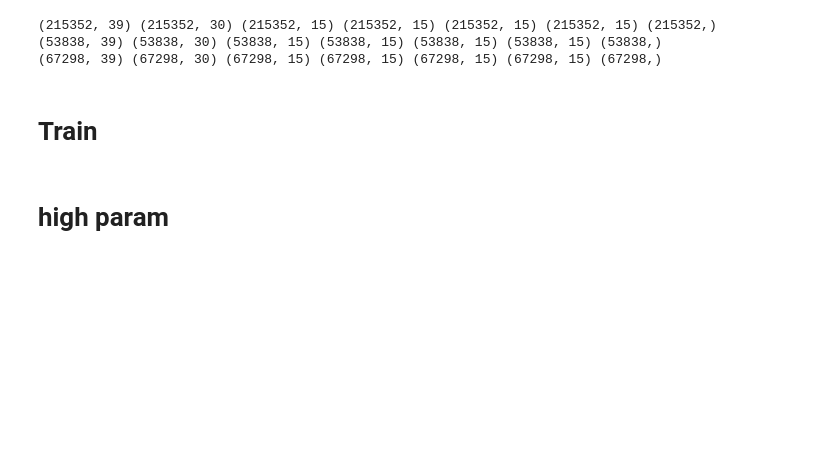
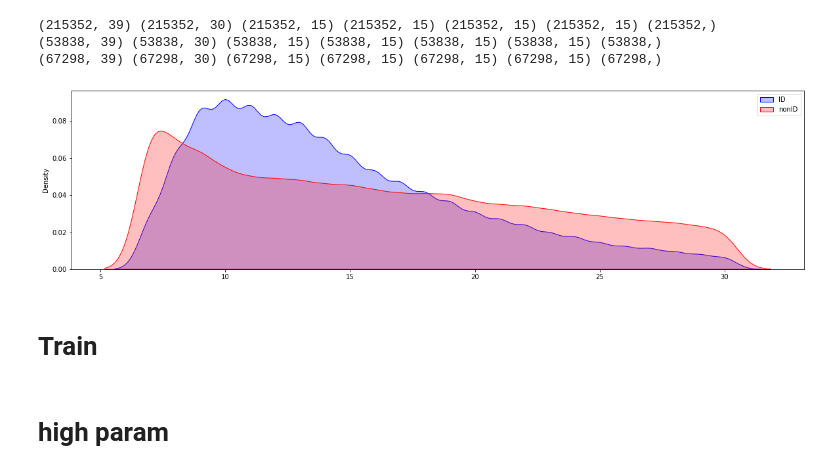
Before and after one commit to zoohoson/Peptide_Detectability, a Jupyter notebook: 2021KSBI_Ebmedding.ipynb, the cells around one changed output. Saved outputs shown, nothing was run; the diff lists cells and outputs as text; code cells hidden in the pictures; blank space fills up the shorter version.

```diff
--- a/2021KSBI_Ebmedding.ipynb
+++ b/2021KSBI_Ebmedding.ipynb
@@ -57,6 +57,19 @@ print(aa_test.shape, pep_test.shape, en_test.shape, ec_test.shape, e1_test.shape
 (215352, 39) (215352, 30) (215352, 15) (215352, 15) (215352, 15) (215352, 15) (215352,)
 (53838, 39) (53838, 30) (53838, 15) (53838, 15) (53838, 15) (53838, 15) (53838,)
 (67298, 39) (67298, 30) (67298, 15) (67298, 15) (67298, 15) (67298, 15) (67298,)
+# %%
+viz = pd.concat([train, val, test], axis=0).reset_index(drop=True)
+p = viz.loc[viz.ID==1]
+n = viz.loc[viz.ID==0]
+pl = p.PEP.apply(lambda x: len(x)).values
+nl = n.PEP.apply(lambda x: len(x)).values
+plt.figure(figsize=(20,5))
+sns.kdeplot(pl, shade=True, color='blue')
+sns.kdeplot(nl, shade=True, color='red')
+plt.legend(['ID', 'nonID'])
+plt.show()
+# %% [output]
+[figure, added]
 # %% [markdown]
 # Train
 # %%
```
Also changed, not shown: parts of 5 cells of this notebook, 31 other files.
